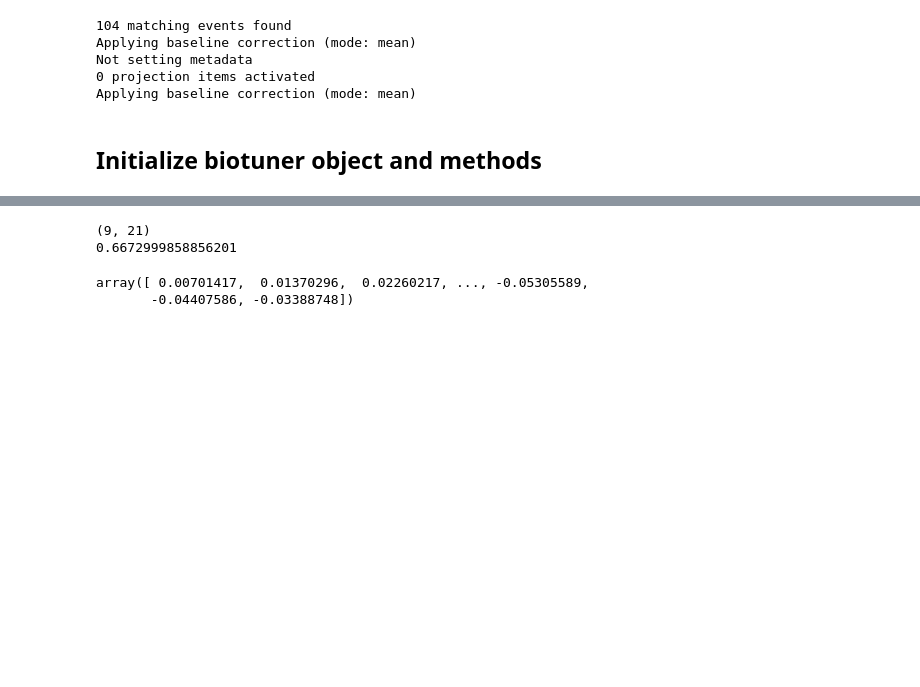
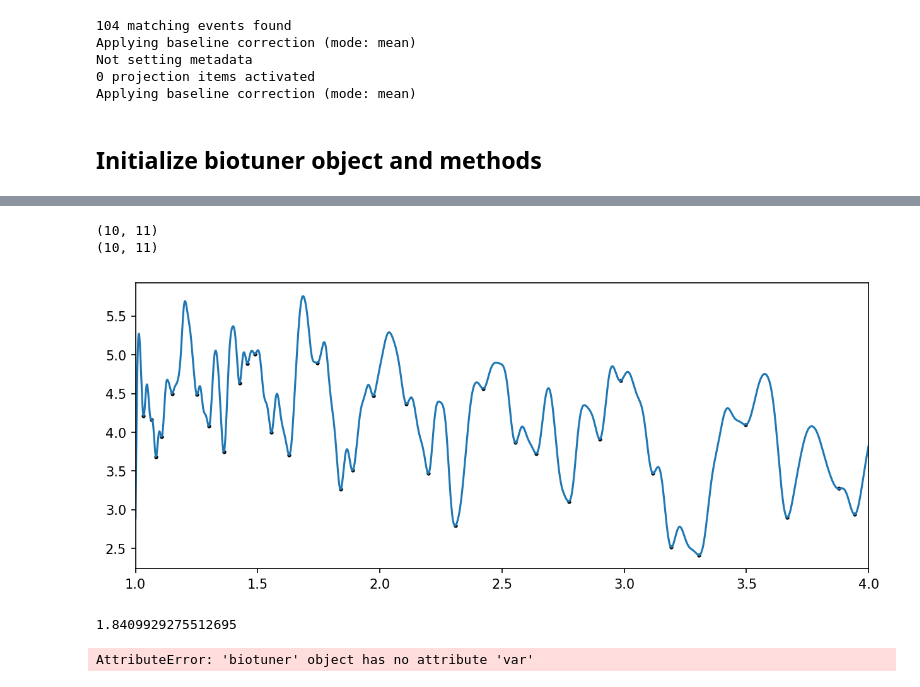
Before and after one commit to AntoineBellemare/biotuner, a Jupyter notebook: biotuner_object.ipynb, the cells around one changed output, grey strips where cells are left out. Cells and saved outputs as stored; diff of their text form; code cells hidden in the pictures; blank space fills up the shorter version.

Commit message:
object doc update

```diff
--- a/biotuner_object.ipynb
+++ b/biotuner_object.ipynb
@@ -721,27 +738,28 @@ biotuning.IMFs[0][incut:outcut]
 # %%
 import time
 start = time.time()
-data = epochs_data[15][72][0:6000] # Define data (single time series)
-biotuning = biotuner(1000, peaks_function = 'EEMD', precision = 0.5, n_harm = 20,
-                    ratios_n_harms = 20, ratios_inc_fit = True, ratios_inc = True) # Initialize biotuner object
-biotuning.peaks_extraction(data, ratios_extension = True)
-#biotuning.compute_peaks_metrics()
-#biotuning.peaks_extension(method = 'harmonic_fit', harm_function = 'mult', cons_limit = 0.1, ratios_extension = False)
-#biotuning.compute_diss_curve(plot = False, input_type = 'peaks', denom = 50, max_ratio = 3, consonance = False, n_tet_grid = 12)
-#biotuning.compute_spectromorph(comp_chords = True, method = 'SpectralCentroid', min_notes = 5, cons_limit = 0.4, cons_chord_method = 'cons',
+data = epochs_data[7][20][0:6000] # Define data (single time series)
+biotuning = biotuner(1000, peaks_function = 'harmonic_peaks', precision = 0.1, n_harm = 10,
+                    ratios_n_harms = 10, ratios_inc_fit = False, ratios_inc = True) # Initialize biotuner object
+biotuning.peaks_extraction(data, ratios_extension = True, max_freq = 50)
+biotuning.compute_peaks_metrics()
+biotuning.peaks_extension(method = 'harmonic_fit', harm_function = 'mult', cons_limit = 0.1, ratios_extension = True)
+#biotuning.compute_diss_curve(plot = True, input_type = 'peaks', euler_comp = False, denom = 50, max_ratio = 2, n_tet_grid = 7)
+#biotuning.compute_spectromorph(comp_chords = True, method = 'SpectralCentroid', min_notes = 5, cons_limit = 0.2, cons_chord_method = 'cons',
                                #window = 500, overlap = 1, graph = True)
 
-#biotuning.compute_harmonic_entropy(input_type = 'extended_peaks', plot_entropy = False, octave = 2, rebound = True)
+biotuning.compute_harmonic_entropy(input_type = 'extended_peaks', plot_entropy = True, octave = 4, rebound = False, sub=False)
 stop = time.time()
 print(stop-start)
 # %% [output]
-(9, 21)
-0.6672999858856201
+(10, 11)
+(10, 11)
+[figure, added]
+1.8409929275512695
-# %%
-biotuning.IMFs[0]
-# %% [output]
-array([ 0.00701417,  0.01370296,  0.02260217, ..., -0.05305589,
-       -0.04407586, -0.03388748])
+# %%
+biotuning.var
+# %% [output]
+AttributeError: 'biotuner' object has no attribute 'var'
 # %%
 biotuning.compute_harmonic_entropy(input_type = 'extended_peaks', spread = 0.01, plot_entropy = True, octave = 2, rebound = True)
 # %%
```
Also changed, not shown: parts of 7 cells of this notebook, 2 other files.
